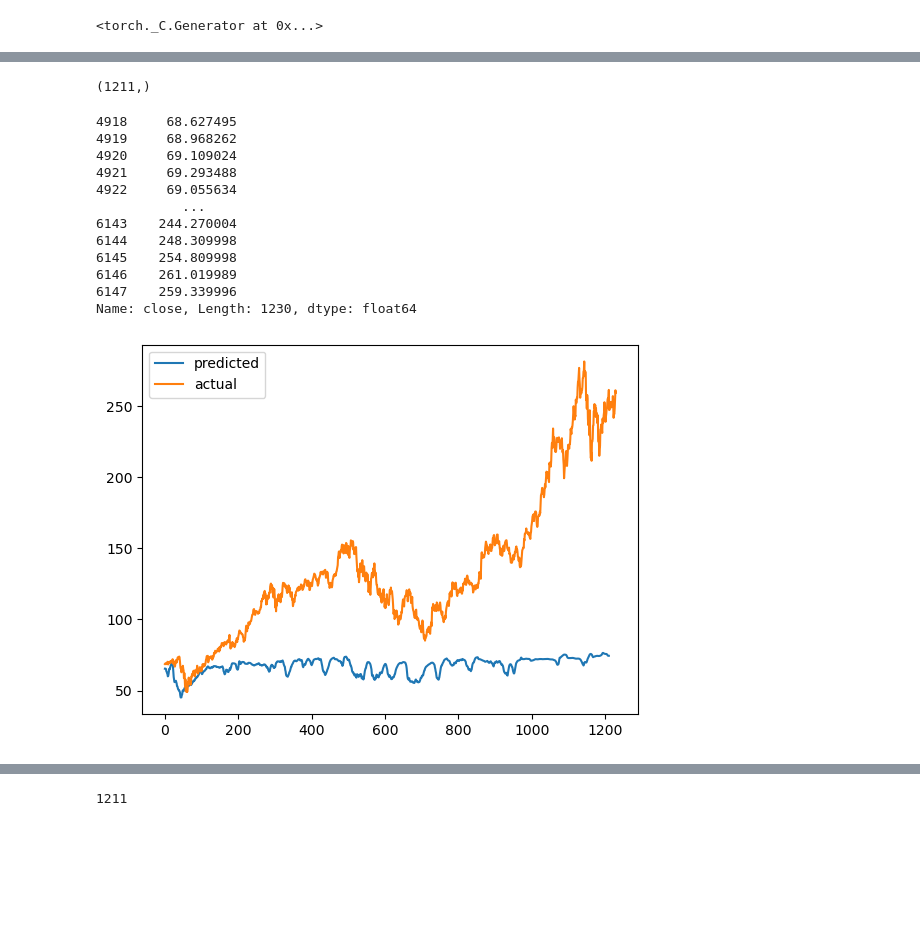
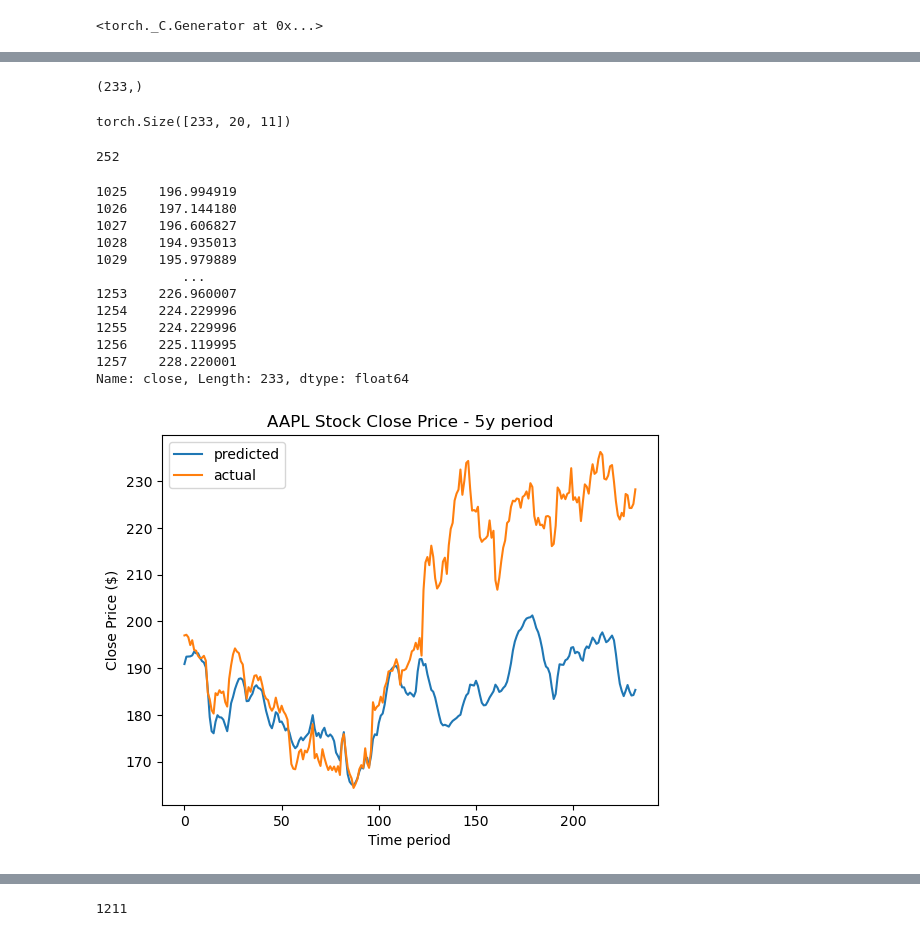
Before and after one commit to ibitec7/portfolio, a Jupyter notebook: lstm.ipynb, the cells around one changed output, grey strips where cells are left out. Saved outputs shown, nothing was run; the diff lists cells and outputs as text; code cells hidden in the pictures; blank space fills up the shorter version.

```diff
--- a/lstm.ipynb
+++ b/lstm.ipynb
@@ -13,7 +13,7 @@ torch.manual_seed(42)
 import cudf as cd
 import numpy as np
 
-df = cd.read_csv("smh_stocks_max.csv")
+df = cd.read_csv("aapl_5y.csv")
 df = df.fillna(0)
 df["volume"] = df["volume"].astype(float)
 scaler = MinMaxScaler((0,1))
@@ -35,7 +35,7 @@ df["seasonal"] = tsa.seasonal
 df["residual"] = tsa.resid
 df = df.fillna(0)
 # %%
-features = df[['volume', 'macd_hist', "macd", "signal_line", "%K", "%D", "ema_200",
+features = df[['volume', 'macd_hist', "macd", "signal_line", "%K", "%D", "ema_50",
        'rsi', "roc", 'bb_upper', 'bb_lower']]
 targets = df[["trend","seasonal","residual"]]
 # %%
@@ -74,7 +74,7 @@ y_test = torch.from_numpy(y_test_set).float().to(device)
 class LSTM(nn.Module):
     def __init__(self, input_size, hidden_size, n_layers, out_size):
         super(LSTM, self).__init__()
-
+        df["close"].shape
         self.input_size = input_size
         self.hidden_size = hidden_size
         self.n_layers = n_layers
@@ -174,28 +174,39 @@ predicted_stock = y_pred[:,0] + y_pred[:,1] + y_pred[:,2]
 # %%
 predicted_stock.shape
 # %% [output]
-(1211,)
+(233,)
+# %%
+X_test.shape
+# %% [output]
+torch.Size([233, 20, 11])
+# %%
+df["close"].shape[0] - train_size
+# %% [output]
+252
 # %%
 close = df["close"]
-close = close.iloc[train_size:]
+close = close.iloc[df["close"].shape[0]-X_test.shape[0]:]
 close
 # %% [output]
-4918     68.627495
-4919     68.968262
-4920     69.109024
-4921     69.293488
-4922     69.055634
+1025    196.994919
+1026    197.144180
+1027    196.606827
+1028    194.935013
+1029    195.979889
            ...
-6143    244.270004
-6144    248.309998
-6145    254.809998
-6146    261.019989
-6147    259.339996
-Name: close, Length: 1230, dtype: float64
+1253    226.960007
+1254    224.229996
+1255    224.229996
+1256    225.119995
+1257    228.220001
+Name: close, Length: 233, dtype: float64
 # %%
 plt.plot(range(0,y_pred.shape[0]),predicted_stock, label = "predicted")
 plt.plot(range(0,close.shape[0]), close, label = "actual")
+plt.title("AAPL Stock Close Price - 5y period")
+plt.ylabel("Close Price ($)")
+plt.xlabel("Time period")
 plt.legend()
 plt.show()
 # %% [output]
-[figure, old version]
+[figure, new version]
```
Also changed, not shown: parts of 6 cells of this notebook, 26 other files.
